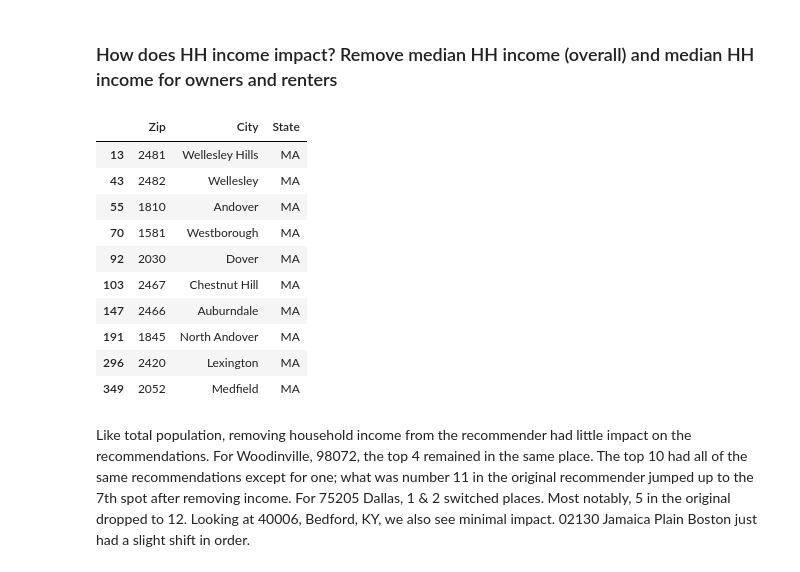
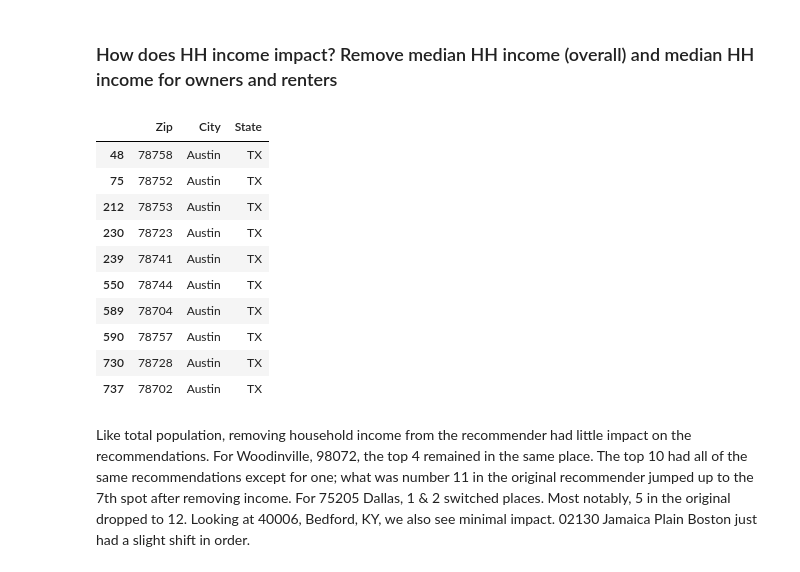
Before and after one commit to MLondon1027/Relocation_Recommender_System, a Jupyter notebook: Real_Estate_Recommender.ipynb, the cells around one changed output. Saved outputs shown, nothing was run; the diff lists cells and outputs as text; code cells hidden in the pictures.

```diff
--- a/Real_Estate_Recommender.ipynb
+++ b/Real_Estate_Recommender.ipynb
@@ -665,7 +657,7 @@ data_percents = data_percents[['total_pop', 'Percent_Under_5', 'Percent_5_to_9',
 final = pd.concat([data_percents, education_percents, employment_percents, language_percents, veteran_percents, transportation_percents, financial_percents, marital_percents, real_estate_2019, density, housing_char_percents, dem_char_percents], axis=1)
 # %%
 # Fix the remaining object datatypes in the final. Cut down zip codes less than 2000
-final['Mean_Commute_Time'] = final['Mean_Commute_Time'].astype(float)
+
 final['Median_HH_Income'] = final['Median_HH_Income'].replace({'-': np.nan})
 final['Median_HH_Income'] = final['Median_HH_Income'].replace({'2,500-': 2500.0})
 final['Median_HH_Income'] = final['Median_HH_Income'].replace({'250,000+': 250000.0})
@@ -978,19 +972,19 @@ def cosine_recommend_zip(zip_input, num=10, city=None, state=None):
             merged = merged[merged['City']==city]
             return merged[0:num]
 # %%
-cosine_recommend_zip('75205', 10, city=None, state='MA')
+cosine_recommend_zip('01702', 10, city='Austin', state='TX')
 # %% [output]
 |  | Zip | City | State |
-| 13 | 2481 | Wellesley Hills | MA |
-| 43 | 2482 | Wellesley | MA |
-| 55 | 1810 | Andover | MA |
-| 70 | 1581 | Westborough | MA |
-| 92 | 2030 | Dover | MA |
-| 103 | 2467 | Chestnut Hill | MA |
-| 147 | 2466 | Auburndale | MA |
-| 191 | 1845 | North Andover | MA |
-| 296 | 2420 | Lexington | MA |
-| 349 | 2052 | Medfield | MA |
+| 48 | 78758 | Austin | TX |
+| 75 | 78752 | Austin | TX |
+| 212 | 78753 | Austin | TX |
+| 230 | 78723 | Austin | TX |
+| 239 | 78741 | Austin | TX |
+| 550 | 78744 | Austin | TX |
+| 589 | 78704 | Austin | TX |
+| 590 | 78757 | Austin | TX |
+| 730 | 78728 | Austin | TX |
+| 737 | 78702 | Austin | TX |
 # %% [markdown]
 Like total population, removing household income from the recommender had little impact on the recommendations. For Woodinville, 98072, the top 4 remained in the same place. The top 10 had all of the same recommendations except for one; what was number 11 in the original recommender jumped up to the 7th spot after removing income. For 75205 Dallas, 1 & 2 switched places. Most notably, 5 in the original dropped to 12. Looking at 40006, Bedford, KY, we also see minimal impact. 02130 Jamaica Plain Boston just had a slight shift in order.
 # %% [markdown]
```
Also changed, not shown: parts of 44 cells of this notebook.
